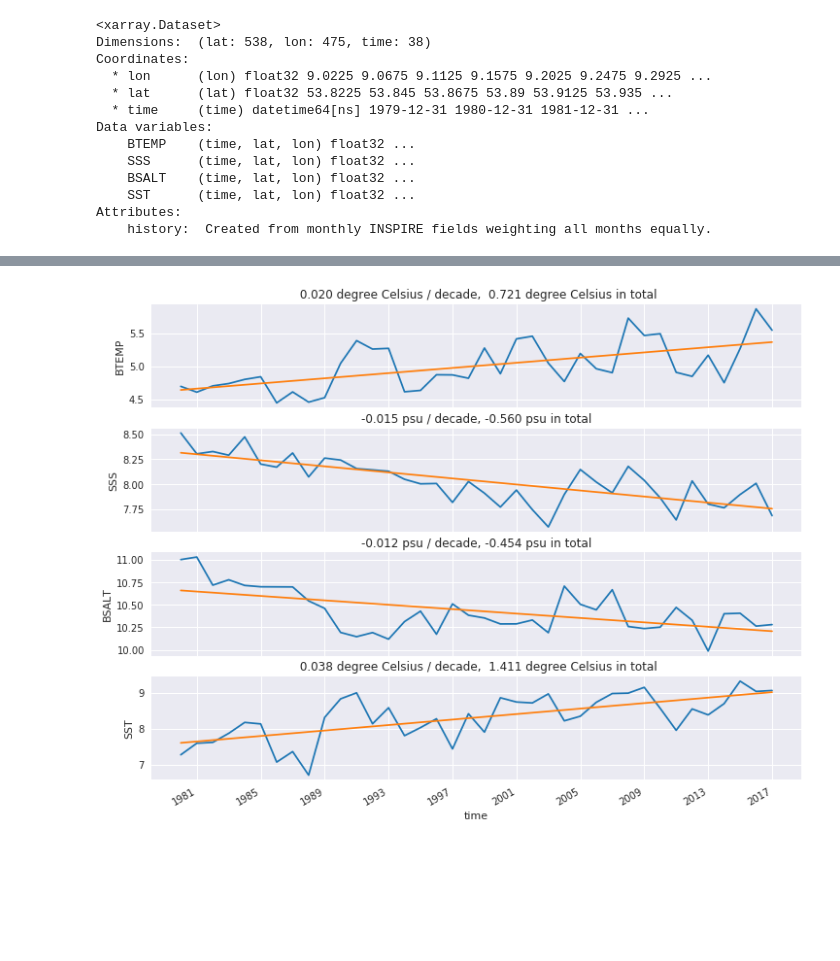
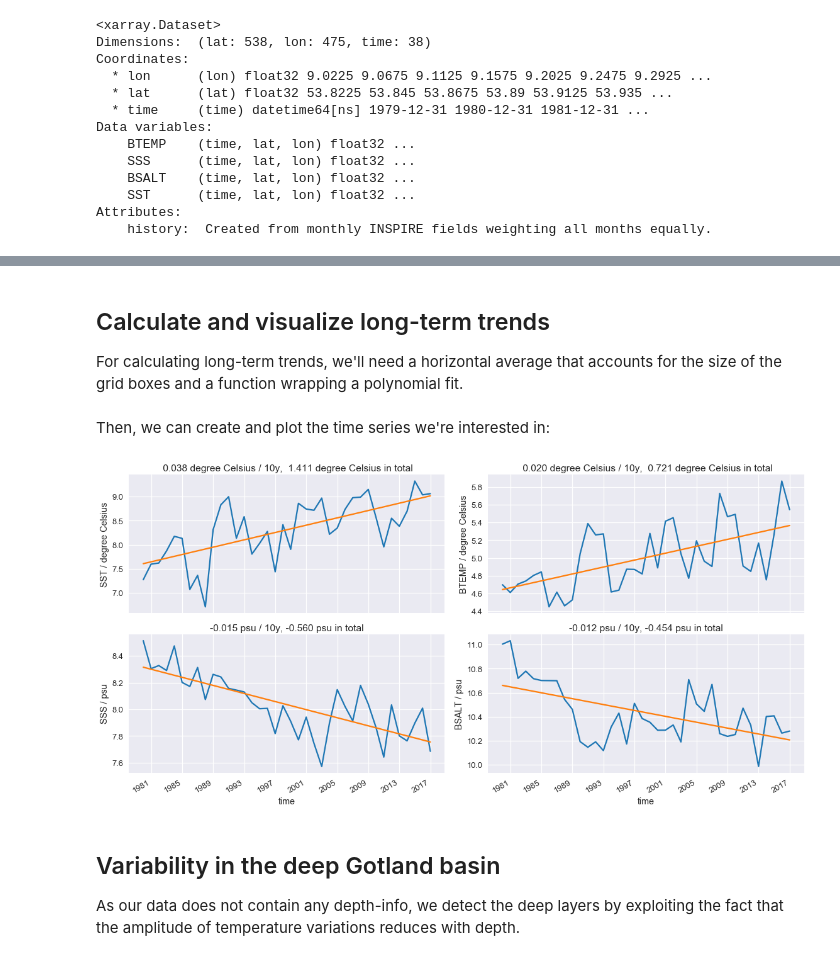
Before and after one commit to geomar-od/python-intro-201804, a Jupyter notebook: session-02_part-04_read_and_plot_baltic_hydrography_xarray.ipynb, the cells around one changed output, grey strips where cells are left out. Saved outputs shown, nothing was run; the diff lists cells and outputs as text; code cells hidden in the pictures; blank space fills up the shorter version.

```diff
--- a/session-02_part-04_read_and_plot_baltic_hydrography_xarray.ipynb
+++ b/session-02_part-04_read_and_plot_baltic_hydrography_xarray.ipynb
@@ -9,4 +15,4 @@ import warnings
 warnings.filterwarnings('ignore')
 # %%
 sns.set_style("darkgrid")
-sns.set_context("notebook")
+sns.set_context("talk")
@@ -15,7 +23,7 @@ file_name = "data/baltic_hydrography/INSPIRE_1979_2016_annual_oce_surf_and_botto
 
 ds = xr.open_dataset(file_name)
 
-ds = ds.sel(lon=slice(9, 31))
+ds = ds.sel(lon=slice(9, None))  # East of 9°E
 
 display(ds)
 # %% [output]
@@ -38,0 +51,8 @@ ds.SST.mean("time").plot(size=9);
+# %%
+fig, ax = plt.subplots(2, 2, figsize=(12, 8))
+
+for _ax, vname in zip(ax.flat, ["SST", "SSS", "BTEMP", "BSALT"]):
+    ds[vname].plot.hist(ax=_ax);
+    _ax.set_xlabel(ds[vname].units)
+
+fig.tight_layout()
@@ -39,3 +61,7 @@ ds.SST.mean("time").plot(size=9);
+# %% [markdown]
+## Calculate and visualize long-term trends
+
+For calculating long-term trends, we'll need a horizontal average that accounts for the size of the grid boxes and a function wrapping a polynomial fit.
 # %%
 def _weighted_horizontal_mean(da):
     lat = da.coords["lat"]
@@ -60,21 +86,30 @@ def _get_trend(da):
     slope = z[0] * time[1]
     total_diff = z[0] * time[-1]
     return da_trend, slope, total_diff
+# %% [markdown]
+Then, we can create and plot the time series we're interested in:
 # %%
-fig, ax_vec = plt.subplots(4, 1, figsize=(12, 10))
+fig, ax_arr = plt.subplots(2, 2, sharex=True, figsize=(16, 8))
 
-for ax, v in zip(ax_vec, [ds[v] for v in ds.variables
-                          if "time" in ds[v].coords and "lat" in ds[v].coords]):
+for ax, v in zip(ax_arr.flat, [ds[vn] for vn in ["SST", "BTEMP",
+                                                 "SSS", "BSALT"]]):
 
     v_mean = _weighted_horizontal_mean(v)
     v_mean.plot(ax=ax);
 
     v_trend, slope, total_diff = _get_trend(v_mean)
     v_trend.plot(ax=ax);
 
-    ax.set_title(("{slope: .3f} {units} / decade, " +
+    ax.set_title(("{slope: .3f} {units} / 10y, " +
                   "{total: .3f} {units} in total"
-                 ).format(slope=slope, total=total_diff, units=v.units));
+                 ).format(name=v.name, slope=slope, total=total_diff, units=v.units))
+    ax.set_ylabel("{} / {}".format(v.name, v.units));
+
+fig.tight_layout();
 # %% [output]
-[figure, old version]
+[figure, new version]
+# %% [markdown]
+## Variability in the deep Gotland basin
+
+As our data does not contain any depth-info, we detect the deep layers by exploiting the fact that the amplitude of temperature variations reduces with depth.
 # %%
```
Also changed, not shown: parts of 12 cells of this notebook.
